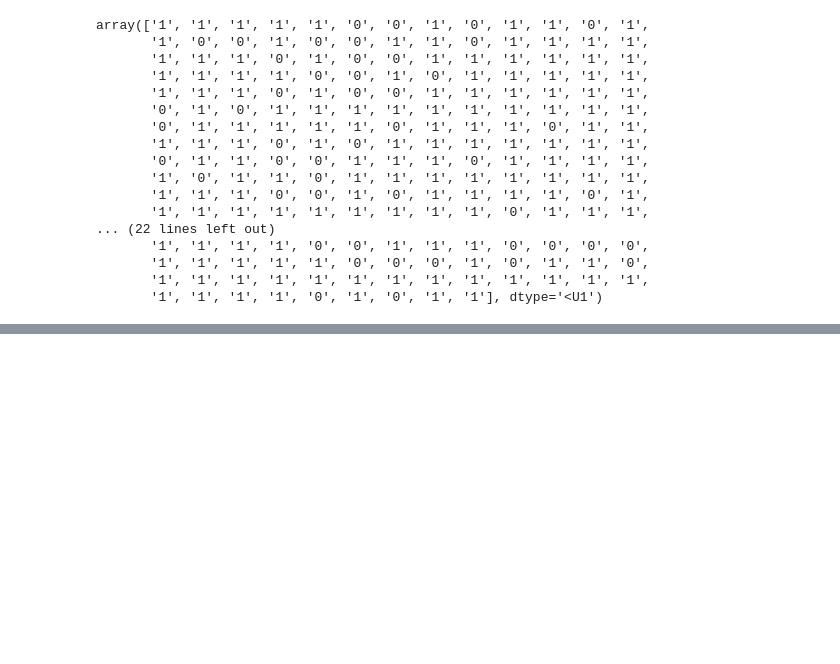
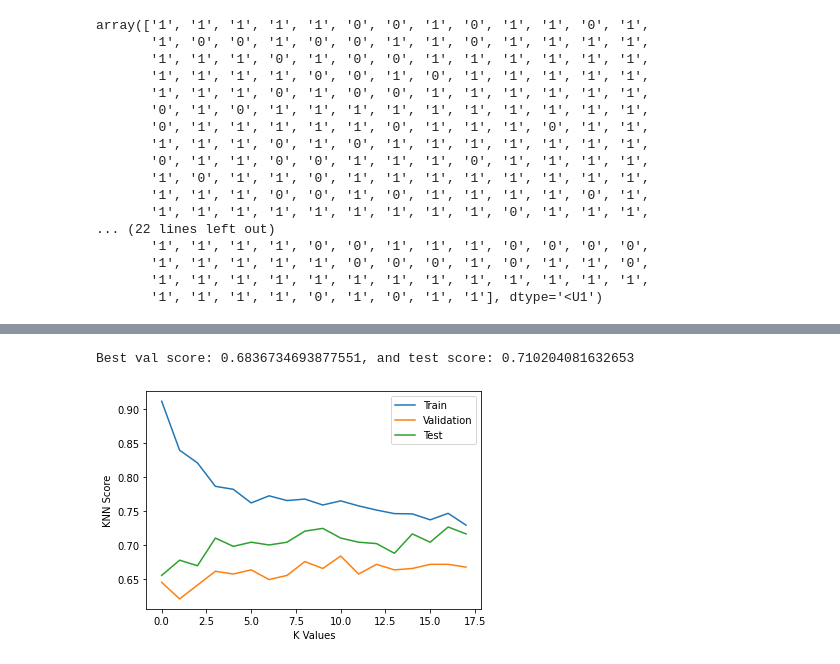
Before and after one commit to yashprakash13/CSC2515, a Jupyter notebook: hw1.ipynb, the cells around one changed output, grey strips where cells are left out. Saved outputs shown, nothing was run; the diff lists cells and outputs as text; code cells hidden in the pictures; blank space fills up the shorter version.

Commit message:
added 3e solution with visualisation.

```diff
--- a/hw1.ipynb
+++ b/hw1.ipynb
@@ -261,0 +278,42 @@ visualize(clf)
+# %%
+# call knn with different k values
+
+
+best_score = -1
+test_score_to_report = -1
+best_k = -1
+best_knn_clf = -1
+
+train_errors = []
+val_errors = []
+test_errors = []
+
+for k in range(2, 20):
+    knn_clf, val_score, train_score, test_score = select_knn_model(k)
+    val_errors.append(val_score)
+    train_errors.append(train_score)
+    test_errors.append(test_score)
+
+    # check on validation accuracy only
+    if val_score > best_score:
+        best_score = val_score
+        test_score_to_report = test_score
+        best_k = k
+        best_knn_clf = knn_clf
+
+
+print(f"Best val score: {best_score}, and test score: {test_score_to_report}")
+# %% [output]
+Best val score: 0.6836734693877551, and test score: 0.710204081632653
+# %%
+# visualisation
+
+plt.plot(train_errors, label='Train')
+plt.plot(val_errors, label = "Validation")
+plt.plot(test_errors, label="Test")
+plt.ylabel("KNN Score")
+plt.xlabel("K Values")
+plt.legend()
+plt.show()
+# %% [output]
+[figure, added]
```
Also changed, not shown: parts of 4 cells of this notebook.
